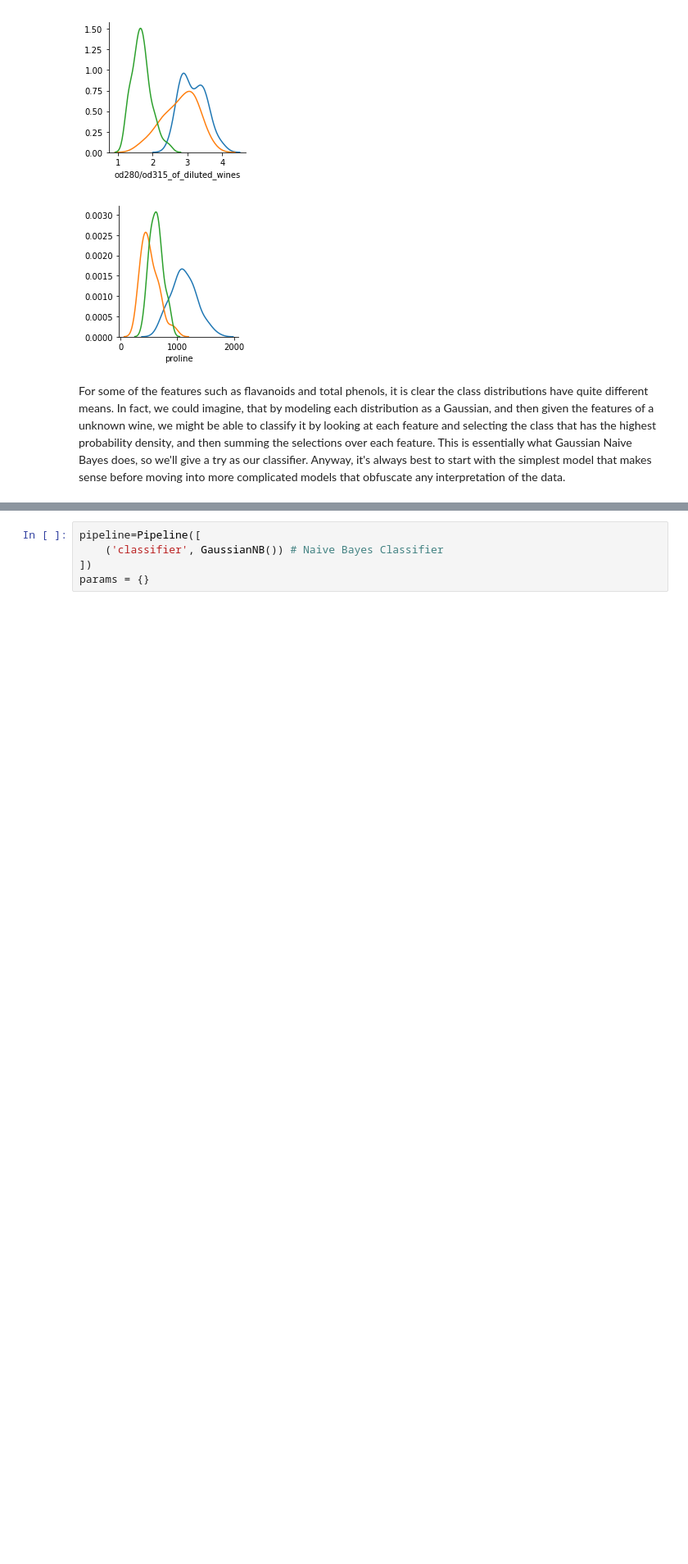
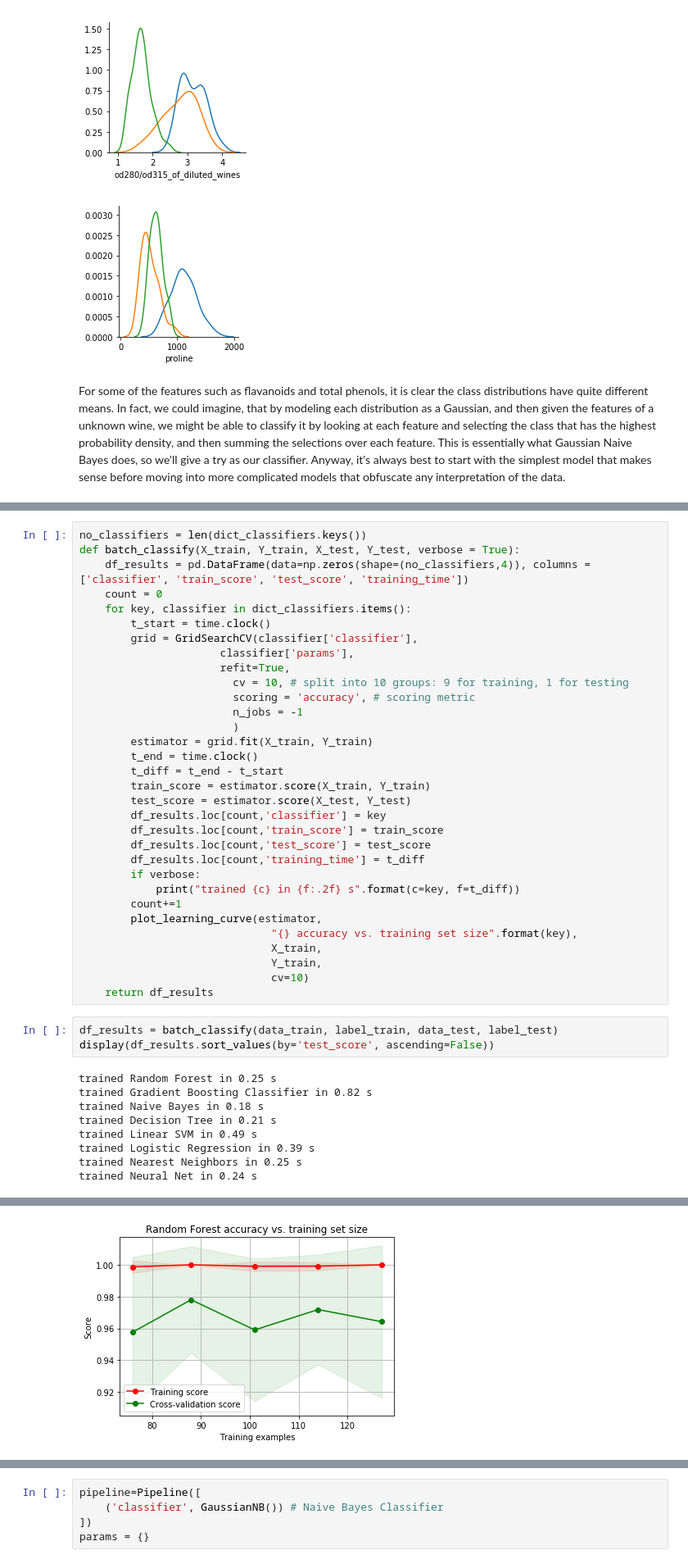
Before and after one commit to jbechtel/jakevdp.github.io-source, a Jupyter notebook: content/downloads/notebooks/WineDataset.ipynb, the cells around one changed output, grey strips where cells are left out. Shown: that part at 82% size. Cells and saved outputs as stored; diff of their text form; blank space fills up the shorter version.

```diff
--- a/content/downloads/notebooks/WineDataset.ipynb
+++ b/content/downloads/notebooks/WineDataset.ipynb
@@ -190,0 +281,44 @@ print(len(data_train),' samples in training data\n',
+# %%
+no_classifiers = len(dict_classifiers.keys())
+def batch_classify(X_train, Y_train, X_test, Y_test, verbose = True):
+    df_results = pd.DataFrame(data=np.zeros(shape=(no_classifiers,4)), columns = ['classifier', 'train_score', 'test_score', 'training_time'])
+    count = 0
+    for key, classifier in dict_classifiers.items():
+        t_start = time.clock()
+        grid = GridSearchCV(classifier['classifier'],
+                      classifier['params'],
+                      refit=True,
+                        cv = 10, # split into 10 groups: 9 for training, 1 for testing
+                        scoring = 'accuracy', # scoring metric
+                        n_jobs = -1
+                        )
+        estimator = grid.fit(X_train, Y_train)
+        t_end = time.clock()
+        t_diff = t_end - t_start
+        train_score = estimator.score(X_train, Y_train)
+        test_score = estimator.score(X_test, Y_test)
+        df_results.loc[count,'classifier'] = key
+        df_results.loc[count,'train_score'] = train_score
+        df_results.loc[count,'test_score'] = test_score
+        df_results.loc[count,'training_time'] = t_diff
+        if verbose:
+            print("trained {c} in {f:.2f} s".format(c=key, f=t_diff))
+        count+=1
+        plot_learning_curve(estimator,
+                              "{} accuracy vs. training set size".format(key),
+                              X_train,
+                              Y_train,
+                              cv=10)
+    return df_results
+# %%
+df_results = batch_classify(data_train, label_train, data_test, label_test)
+display(df_results.sort_values(by='test_score', ascending=False))
+# %% [output]
+trained Random Forest in 0.25 s
+trained Gradient Boosting Classifier in 0.82 s
+trained Naive Bayes in 0.18 s
+trained Decision Tree in 0.21 s
+trained Linear SVM in 0.49 s
+trained Logistic Regression in 0.39 s
+trained Nearest Neighbors in 0.25 s
+trained Neural Net in 0.24 s
@@ -190,0 +334 @@ print(len(data_train),' samples in training data\n',
+[figure, added]
```
Also changed, not shown: parts of 31 cells of this notebook.
